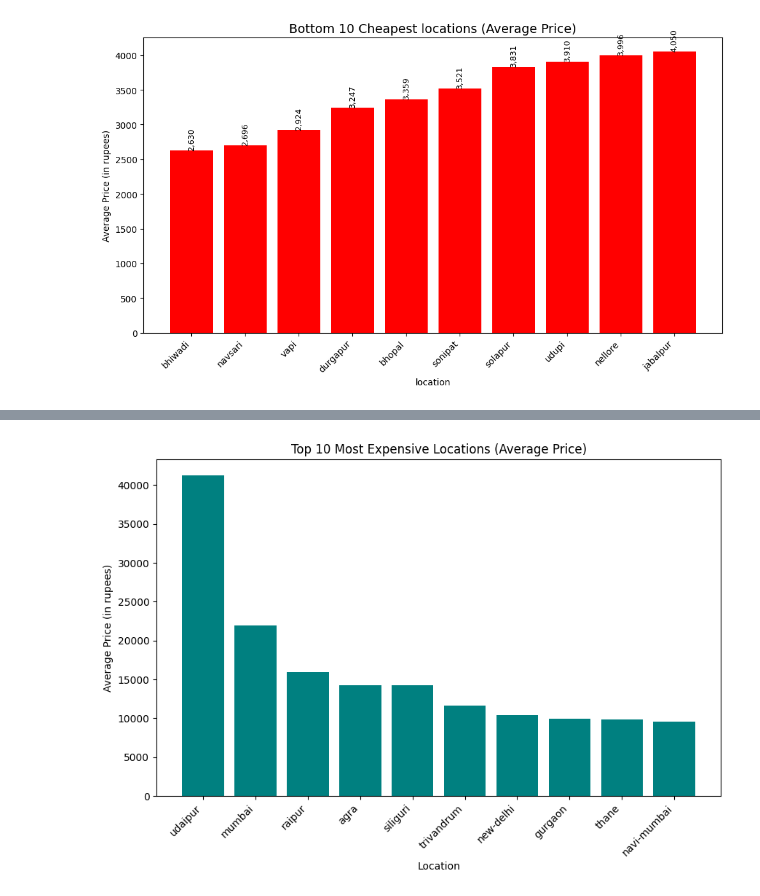
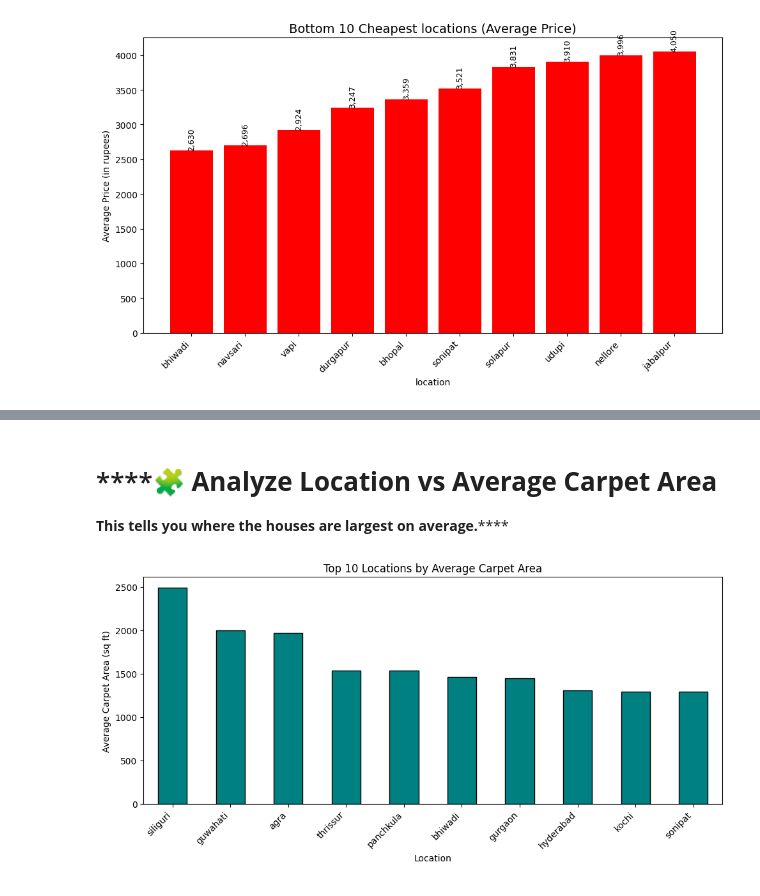
Before and after one commit to Abdul-code65/House-predictive-model, a Jupyter notebook: bouston-house-price.ipynb, the cells around one changed output, grey strips where cells are left out. Saved outputs shown, nothing was run; the diff lists cells and outputs as text; code cells hidden in the pictures.

Commit message:
Kaggle Notebook | Bouston house price.ipynb   | Version 3

```diff
--- a/bouston-house-price.ipynb
+++ b/bouston-house-price.ipynb
@@ -395,0 +400,3 @@ plt.show()
+# %%
+# Convert textual floors to numeric
+df['Floor'] = df['Floor'].astype(str).str.extract('(\d+)').fillna(0).astype(float)
@@ -395,0 +522,27 @@ plt.show()
+# %%
+# Clean Carpet Area column (remove text and commas)
+df['Carpet Area'] = df['Carpet Area'].astype(str).str.replace('[^0-9.]', '', regex=True)
+
+# Convert to numeric (force errors to NaN)
+df['Carpet Area'] = pd.to_numeric(df['Carpet Area'], errors='coerce').fillna(0)
+
+# Define bins dynamically
+max_area = df['Carpet Area'].max()
+bins = [0, 500, 1000, 1500, 2000, 3000, max_area + 1]
+labels = ['0–500', '501–1000', '1001–1500', '1501–2000', '2001–3000', '3000+']
+
+# Apply binning
+df['AreaRange'] = pd.cut(df['Carpet Area'], bins=bins, labels=labels, include_lowest=True)
+
+# Calculate average price per area range
+avg_price_area = df.groupby('AreaRange')['Price (in rupees)'].mean().sort_index()
+
+# Plot bar chart
+plt.figure(figsize=(8,6))
+bars = plt.bar(avg_price_area.index.astype(str), avg_price_area.values, color='orange', edgecolor='black')
+plt.title("Average Price by Carpet Area Range", fontsize=14)
+plt.xlabel("Carpet Area Range (sq ft)")
+plt.ylabel("Average Price (in rupees)")
+
+
+plt.show()
@@ -396,12 +607,20 @@ plt.show()
+# %% [markdown]
+# ********🧩 Analyze Location vs Average Carpet Area****
+
+****This tells you where the houses are largest on average.********
 # %%
-avg_price = df.groupby('location')['Price (in rupees)'].mean().sort_values(ascending=False).head(10)
+# Group by location and calculate average carpet area
+avg_area_by_location = df.groupby('location')['Carpet Area'].mean().sort_values(ascending=False).head(10)
 
-plt.figure(figsize=(10, 6))
-plt.bar(avg_price.index, avg_price.values, color='teal')
-plt.title("Top 10 Most Expensive Locations (Average Price)")
+# Bar chart
+plt.figure(figsize=(10,5))
+avg_area_by_location.plot(kind='bar', color='teal', edgecolor='black')
+
+plt.title("Top 10 Locations by Average Carpet Area")
 plt.xlabel("Location")
-plt.ylabel("Average Price (in rupees)")
+plt.ylabel("Average Carpet Area (sq ft)")
 plt.xticks(rotation=45, ha='right')
+plt.tight_layout()
 plt.show()
 # %% [output]
-[figure, old version]
+[figure, new version]
```
Also changed, not shown: parts of 48 cells of this notebook.
